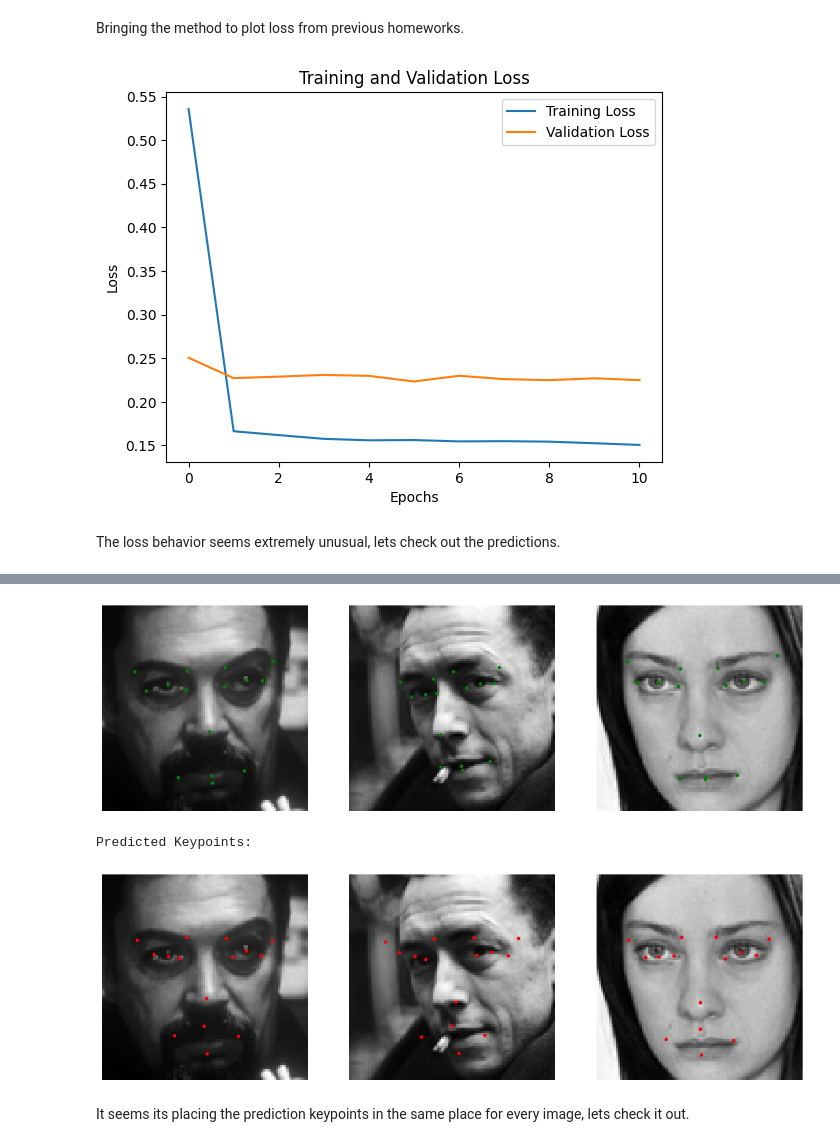
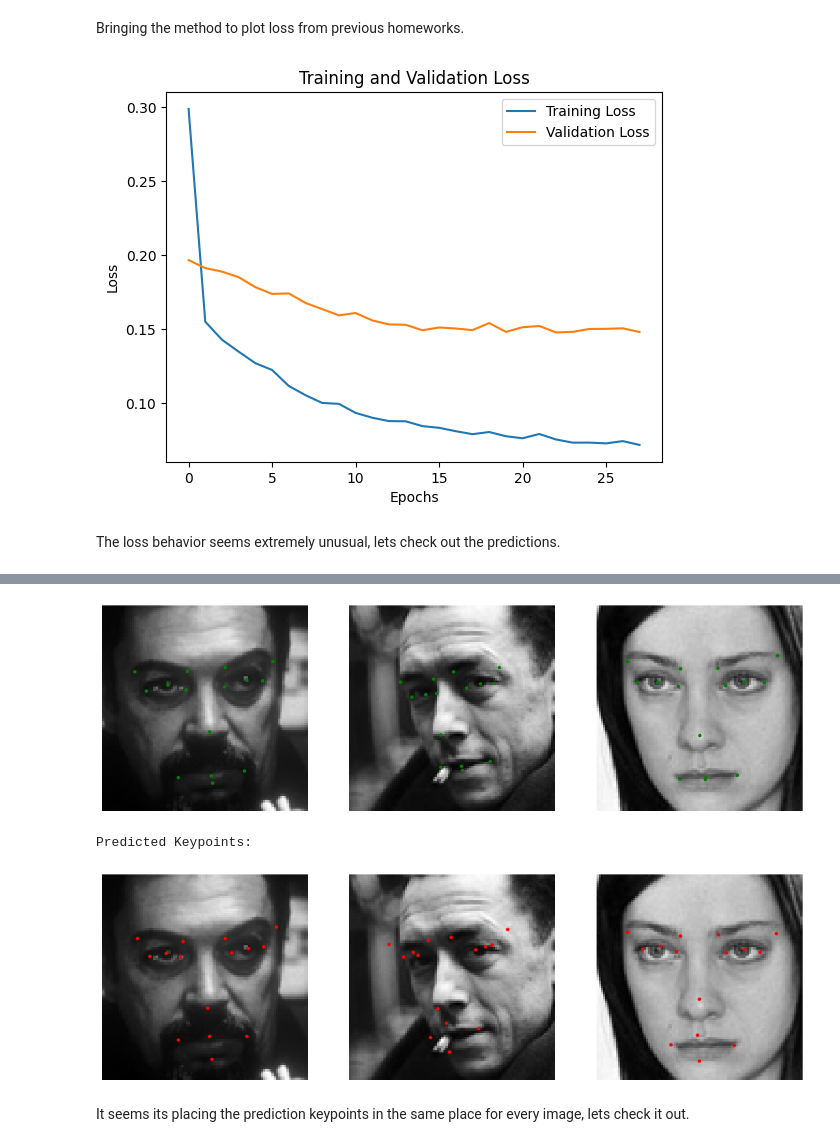
Before and after one commit to elmomote/DL2024-FacialKeypointDetectionProject, a Jupyter notebook: [F24_DL]_Facial_Keypoint_Detection_Project.ipynb, the cells around one changed output, grey strips where cells are left out. Saved outputs shown, nothing was run; the diff lists cells and outputs as text; code cells hidden in the pictures.

```diff
--- a/[F24_DL]_Facial_Keypoint_Detection_Project.ipynb
+++ b/[F24_DL]_Facial_Keypoint_Detection_Project.ipynb
@@ -204,8 +200,7 @@ for i in range(num_examples):
     for j in range(0, len(keypoints), 2):  # Loop through x, y pairs
         x = keypoints[j]
         y = keypoints[j + 1]
-        if not np.isnan(x) and not np.isnan(y):  # Skip missing keypoints
-            ax.scatter(x, y, c='red', s=10)  # Plot keypoints as red dots
+        ax.scatter(x, y, c='red', s=10)  # Plot keypoints as red dots
     ax.axis('off')  # Turn off the axis
 
 # Adjust layout to avoid overlap
@@ -380,7 +362,7 @@ Decided to add the callback since attempt 2 validation loss was not improving si
 # %%
 m2_attempt_2.compile(
   optimizer = 'adam',
-  loss = euclidean_distance_loss
+  loss = m2_euclidean_distance_loss
 )
 
 early_stopping = tf.keras.callbacks.EarlyStopping(
@@ -391,7 +373,7 @@ early_stopping = tf.keras.callbacks.EarlyStopping(
 m2_attempt_2_history = m2_attempt_2.fit(
   x = x_train,
   y = y_train,
-  validation_data = (x_val, y_val),
+  validation_split = 0.2,
   epochs = 50,
   batch_size = 32,
   verbose = 1,
@@ -430,11 +412,11 @@ def plot_loss(history):
 # %%
 plot_loss(m2_attempt_2_history)
 # %% [output]
-[figure, old version]
+[figure, new version]
 # %% [markdown]
 The loss behavior seems extremely unusual, lets check out the predictions.
 # %%
-def m2_evaluate_model(model, images):
+def m2_evaluate_model(model):
   indices = [0,1,2]
 
   example_images = x_test[indices]
@@ -478,5 +460,5 @@ def m2_evaluate_model(model, images):
 
   plt.show()
 # %%
-m2_evaluate_model(m2_attempt_2, x_test)
+m2_evaluate_model(m2_attempt_2)
 # %% [output]
@@ -484,7 +466,7 @@ m2_evaluate_model(m2_attempt_2, x_test)
 True Keypoints:
 [figure]
 Predicted Keypoints:
-[figure, old version]
+[figure, new version]
 # %% [markdown]
 It seems its placing the prediction keypoints in the same place for every image, lets check it out.
 # %% [markdown]
```
Also changed, not shown: parts of 47 cells of this notebook.
